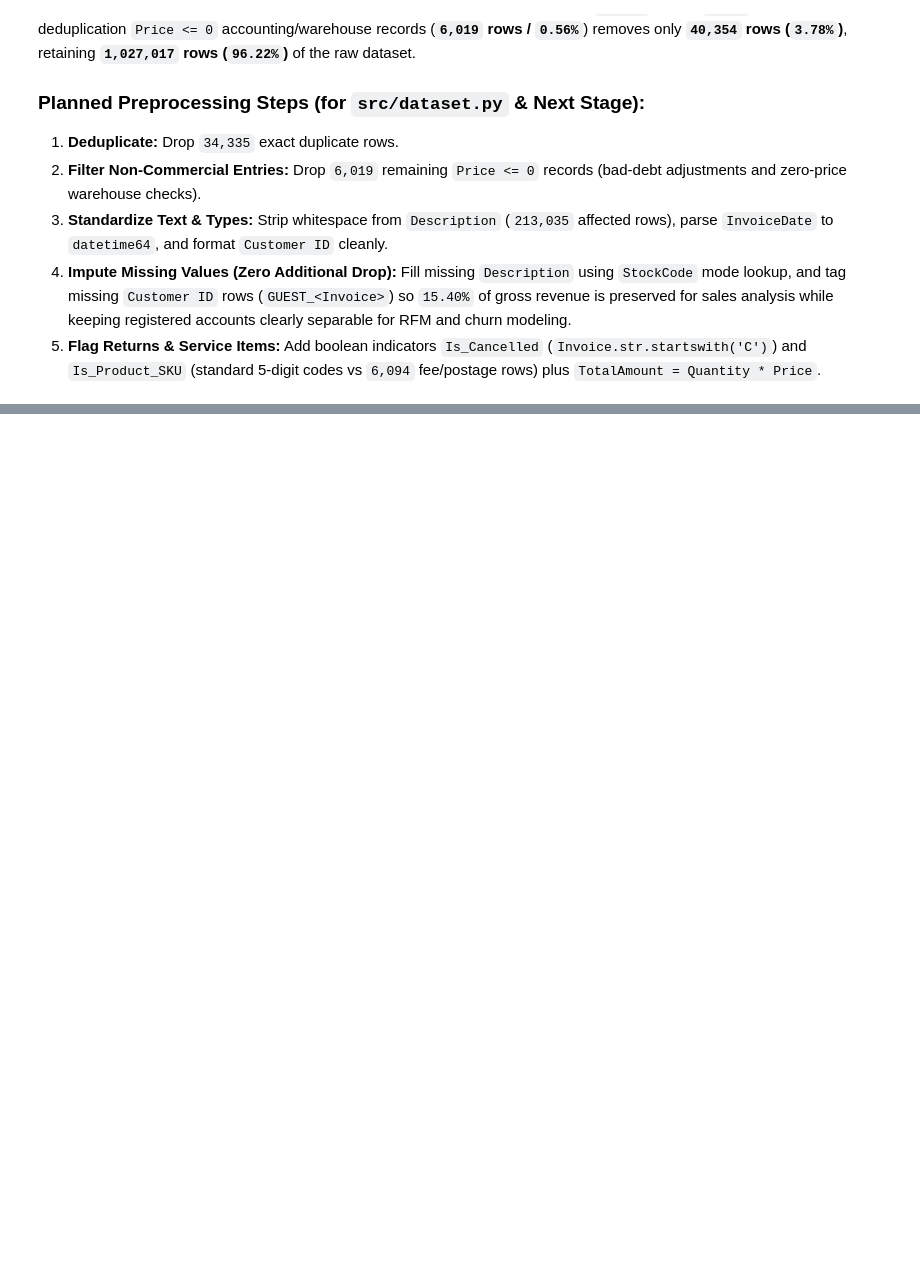
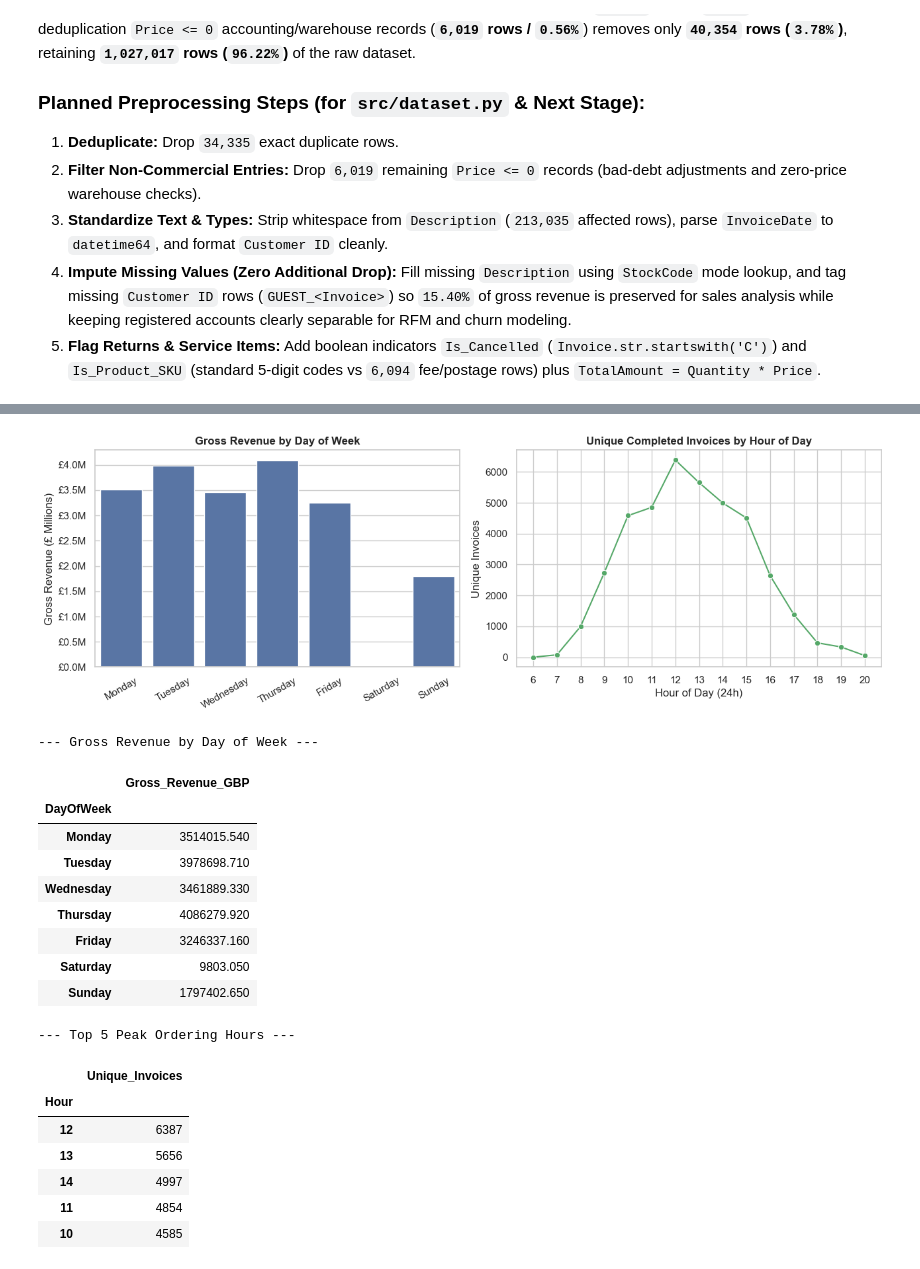
Before and after one commit to ankit-singh09/Retail-Ecommerce--CSCP, a Jupyter notebook: notebooks/1.0-eda.ipynb, the cells around one changed output, grey strips where cells are left out. Drawn from its saved outputs; the diff is of its cells as text; code cells hidden in the pictures; blank space fills up the shorter version.

```diff
--- a/notebooks/1.0-eda.ipynb
+++ b/notebooks/1.0-eda.ipynb
@@ -490,0 +548,28 @@ Running the exact pre-cleaning simulation confirms that removing exact duplicate
+# %%
+dow_rev, hour_orders = plot_weekday_hourly_sales(
+    df_clean, save_path=figures_dir / 'weekday_hourly_sales.png'
+)
+print("--- Gross Revenue by Day of Week ---")
+display(dow_rev.to_frame('Gross_Revenue_GBP'))
+print("\n--- Top 5 Peak Ordering Hours ---")
+display(hour_orders.nlargest(5).to_frame('Unique_Invoices'))
+# %% [output]
+[figure, added]
+--- Gross Revenue by Day of Week ---
+|  | Gross_Revenue_GBP |
+| DayOfWeek |  |
+| Monday | 3514015.540 |
+| Tuesday | 3978698.710 |
+| Wednesday | 3461889.330 |
+| Thursday | 4086279.920 |
+| Friday | 3246337.160 |
+| Saturday | 9803.050 |
+| Sunday | 1797402.650 |
+--- Top 5 Peak Ordering Hours ---
+|  | Unique_Invoices |
+| Hour |  |
+| 12 | 6387 |
+| 13 | 5656 |
+| 14 | 4997 |
+| 11 | 4854 |
+| 10 | 4585 |
```
Also changed, not shown: parts of 10 cells of this notebook, 5 other files.
